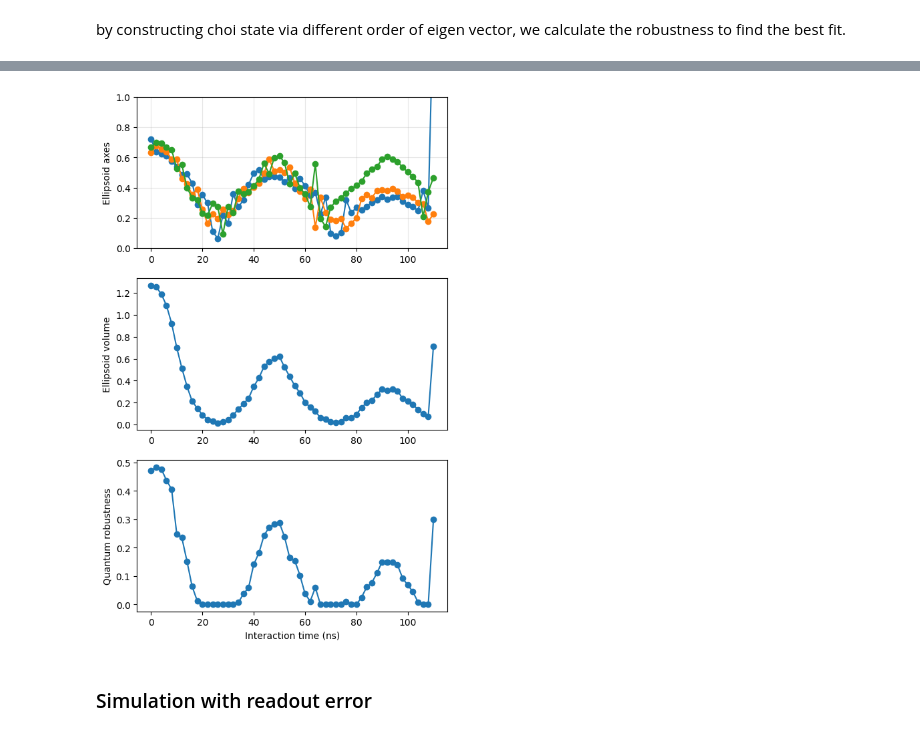
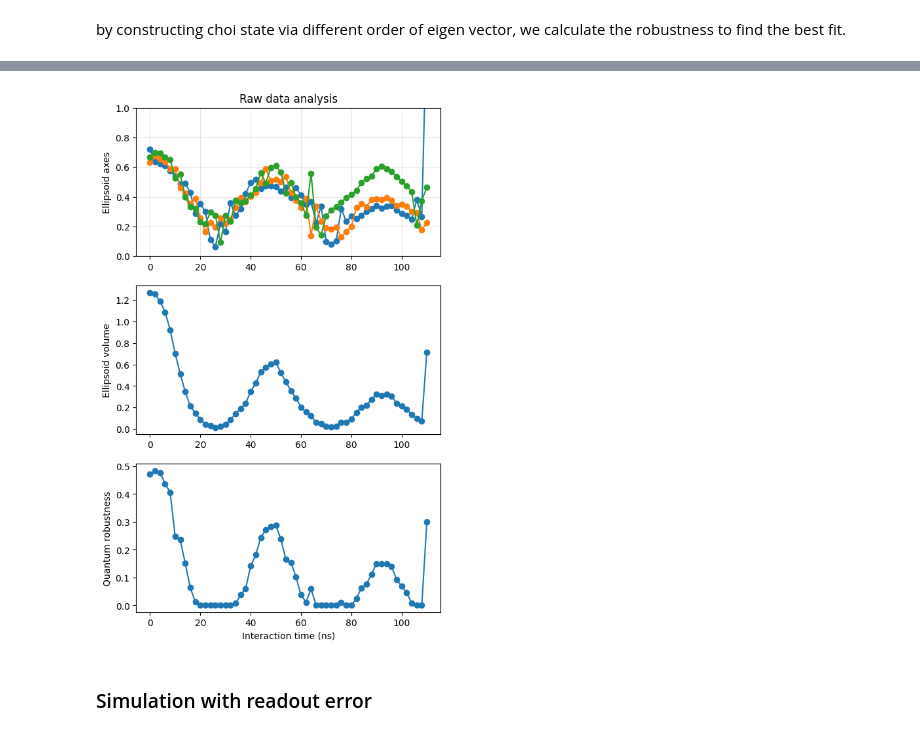
Before and after one commit to 44hsiang/quantum_memory_data, a Jupyter notebook: non_Markovian_data.ipynb, the cells around one changed output, grey strips where cells are left out. Saved outputs shown, nothing was run; the diff lists cells and outputs as text; code cells hidden in the pictures.

```diff
--- a/non_Markovian_data.ipynb
+++ b/non_Markovian_data.ipynb
@@ -204,27 +207,28 @@ R for interaction_time=2ns:
 # %%
 axes_list = np.array([non_Markovian_data_raw[key]['ellipsoid']['axes'] for key in non_Markovian_key])
 volume_list = np.array([non_Markovian_data_raw[key]['ellipsoid']['volume'] for key in non_Markovian_key])
 robustness_list = [non_Markovian_data_raw[key]['quantum_information']['robustness'] for key in non_Markovian_key]
 fig = plt.figure(figsize=(6, 10))
 ax_name = ['axes', 'volume', 'QM']
 ax_axes = fig.add_subplot(len(ax_name), 1, 1)
 fitted_axes = np.zeros_like(axes_list)
 ax_volume = fig.add_subplot(len(ax_name), 1, 2)
 ax_QM = fig.add_subplot(len(ax_name), 1, 3)
 ax_axes.plot(interaction_time, axes_list[:,0], marker='o', label='axis x')
 ax_axes.plot(interaction_time, axes_list[:,1], marker='o', label='axis y')
 ax_axes.plot(interaction_time, axes_list[:,2], marker='o', label='axis z')
 ax_axes.set_ylim(0,1)
 ax_axes.set_ylabel('Ellipsoid axes')
 ax_axes.grid(alpha=0.3)
+ax_axes.set_title('Raw data analysis')
 ax_volume.plot(interaction_time, volume_list, marker='o')
 ax_volume.set_ylabel('Ellipsoid volume')
 ax_QM.plot(interaction_time, robustness_list, marker='o')
 ax_QM.set_xlabel('Interaction time (ns)')
 ax_QM.set_ylabel('Quantum robustness')
 plt.show()
 # %% [output]
-[figure, old version]
+[figure, new version]
 # %%
 non_Markovian_data['raw'] = non_Markovian_data_raw
 # %% [markdown]
```
Also changed, not shown: parts of 25 cells of this notebook.
